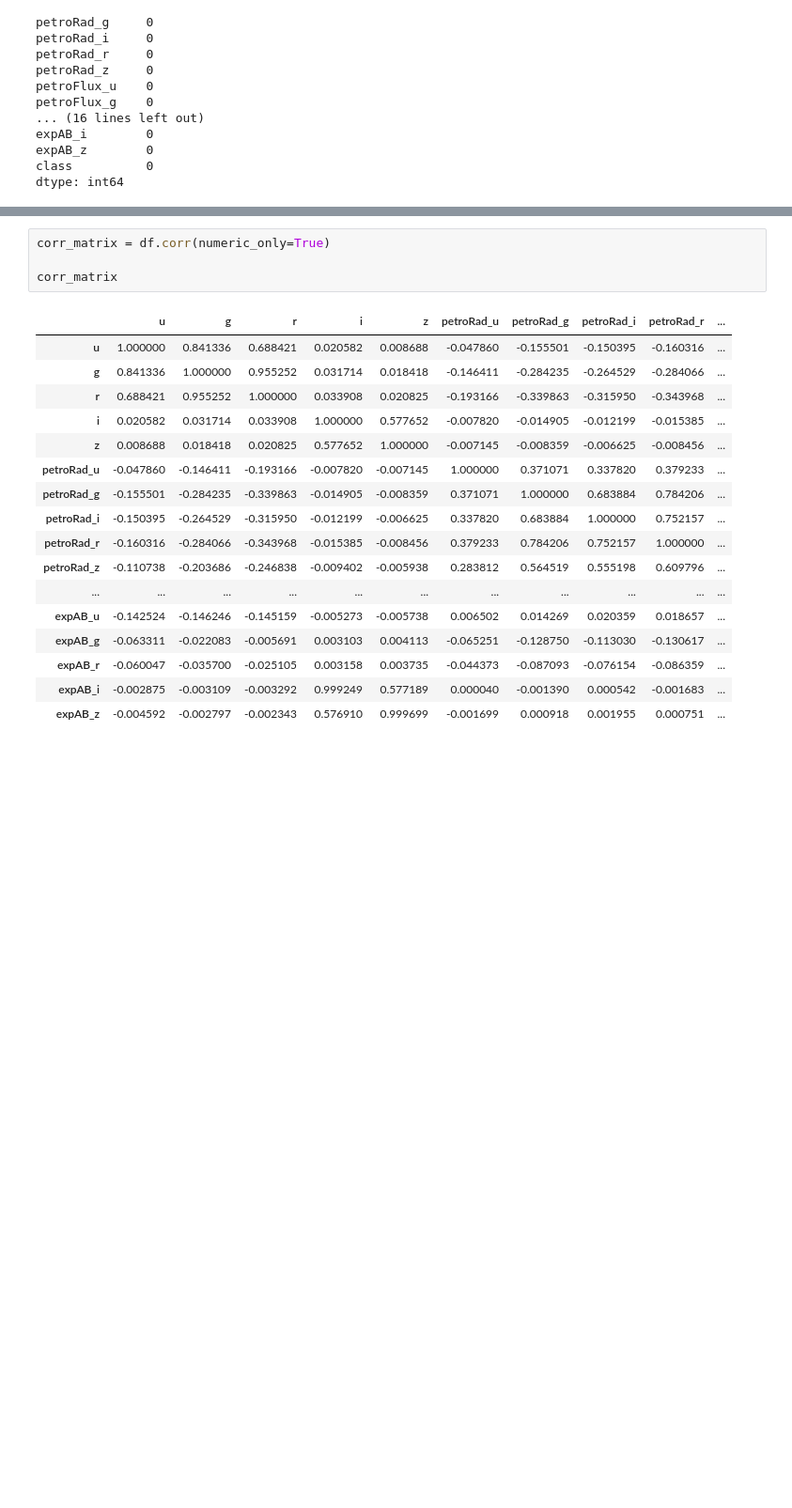
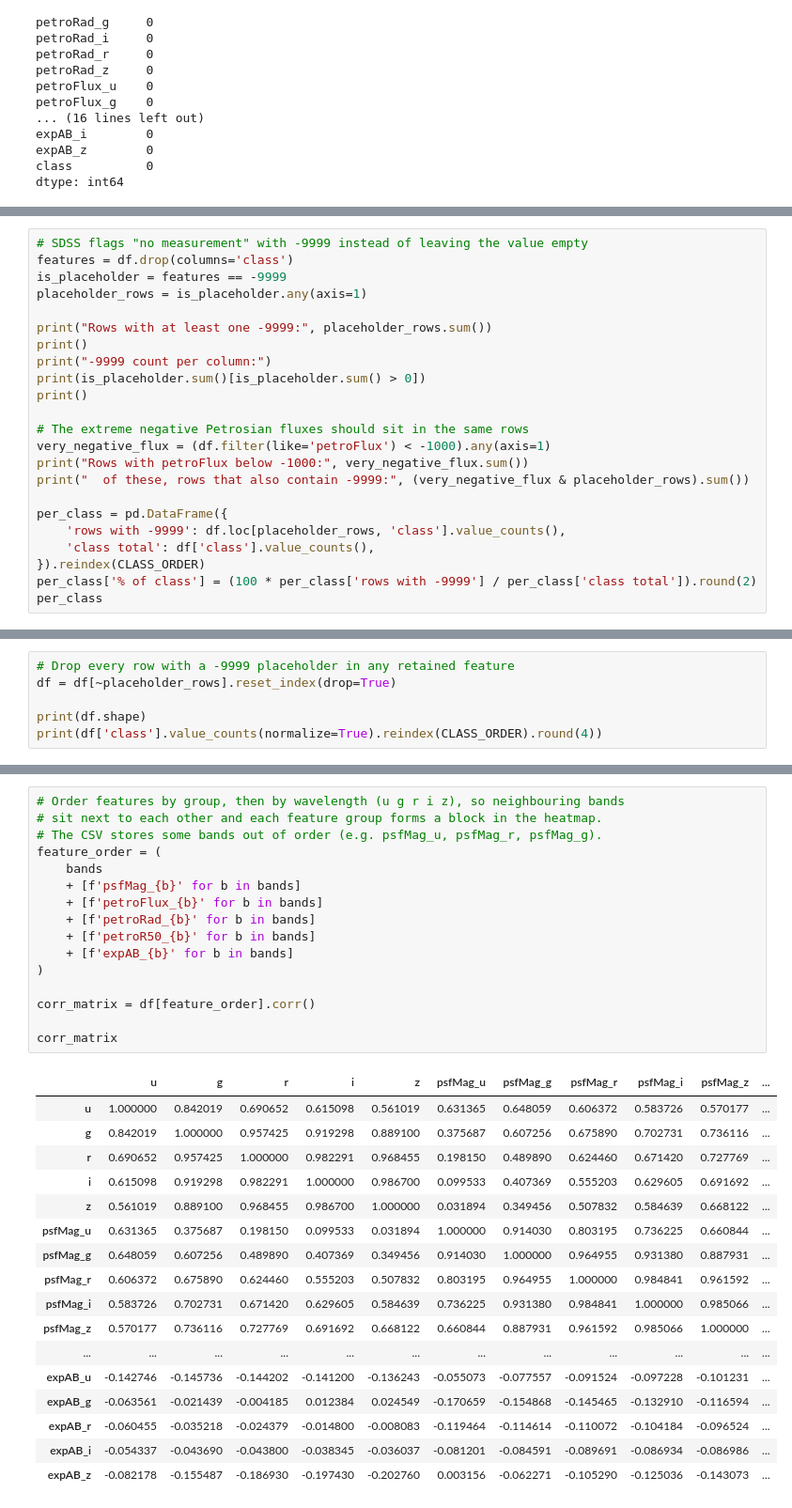
Before and after one commit to OmeedLodin/stellar-classification, a Jupyter notebook: notebooks/01_data_exploration.ipynb, the cells around one changed output, grey strips where cells are left out. Shown at 94% size. Saved outputs shown, nothing was run; the diff lists cells and outputs as text; blank space fills up the shorter version.

```diff
--- a/notebooks/01_data_exploration.ipynb
+++ b/notebooks/01_data_exploration.ipynb
@@ -135,0 +164,23 @@ The dataset contains no missing values across the selected features, therefore n
+# %%
+# SDSS flags "no measurement" with -9999 instead of leaving the value empty
+features = df.drop(columns='class')
+is_placeholder = features == -9999
+placeholder_rows = is_placeholder.any(axis=1)
+
+print("Rows with at least one -9999:", placeholder_rows.sum())
+print()
+print("-9999 count per column:")
+print(is_placeholder.sum()[is_placeholder.sum() > 0])
+print()
+
+# The extreme negative Petrosian fluxes should sit in the same rows
+very_negative_flux = (df.filter(like='petroFlux') < -1000).any(axis=1)
+print("Rows with petroFlux below -1000:", very_negative_flux.sum())
+print("  of these, rows that also contain -9999:", (very_negative_flux & placeholder_rows).sum())
+
+per_class = pd.DataFrame({
+    'rows with -9999': df.loc[placeholder_rows, 'class'].value_counts(),
+    'class total': df['class'].value_counts(),
+}).reindex(CLASS_ORDER)
+per_class['% of class'] = (100 * per_class['rows with -9999'] / per_class['class total']).round(2)
+per_class
@@ -135,0 +219,6 @@ The dataset contains no missing values across the selected features, therefore n
+# %%
+# Drop every row with a -9999 placeholder in any retained feature
+df = df[~placeholder_rows].reset_index(drop=True)
+
+print(df.shape)
+print(df['class'].value_counts(normalize=True).reindex(CLASS_ORDER).round(4))
@@ -171,24 +354,36 @@ Correlation analysis was performed to examine linear relationships between the r
 # %%
-corr_matrix = df.corr(numeric_only=True)
+# Order features by group, then by wavelength (u g r i z), so neighbouring bands
+# sit next to each other and each feature group forms a block in the heatmap.
+# The CSV stores some bands out of order (e.g. psfMag_u, psfMag_r, psfMag_g).
+feature_order = (
+    bands
+    + [f'psfMag_{b}' for b in bands]
+    + [f'petroFlux_{b}' for b in bands]
+    + [f'petroRad_{b}' for b in bands]
+    + [f'petroR50_{b}' for b in bands]
+    + [f'expAB_{b}' for b in bands]
+)
+
+corr_matrix = df[feature_order].corr()
 
 corr_matrix
 # %% [output]
-|  | u | g | r | i | z | petroRad_u | petroRad_g | petroRad_i | petroRad_r | ... |
-| u | 1.000000 | 0.841336 | 0.688421 | 0.020582 | 0.008688 | -0.047860 | -0.155501 | -0.150395 | -0.160316 | ... |
-| g | 0.841336 | 1.000000 | 0.955252 | 0.031714 | 0.018418 | -0.146411 | -0.284235 | -0.264529 | -0.284066 | ... |
-| r | 0.688421 | 0.955252 | 1.000000 | 0.033908 | 0.020825 | -0.193166 | -0.339863 | -0.315950 | -0.343968 | ... |
-| i | 0.020582 | 0.031714 | 0.033908 | 1.000000 | 0.577652 | -0.007820 | -0.014905 | -0.012199 | -0.015385 | ... |
-| z | 0.008688 | 0.018418 | 0.020825 | 0.577652 | 1.000000 | -0.007145 | -0.008359 | -0.006625 | -0.008456 | ... |
-| petroRad_u | -0.047860 | -0.146411 | -0.193166 | -0.007820 | -0.007145 | 1.000000 | 0.371071 | 0.337820 | 0.379233 | ... |
-| petroRad_g | -0.155501 | -0.284235 | -0.339863 | -0.014905 | -0.008359 | 0.371071 | 1.000000 | 0.683884 | 0.784206 | ... |
-| petroRad_i | -0.150395 | -0.264529 | -0.315950 | -0.012199 | -0.006625 | 0.337820 | 0.683884 | 1.000000 | 0.752157 | ... |
-| petroRad_r | -0.160316 | -0.284066 | -0.343968 | -0.015385 | -0.008456 | 0.379233 | 0.784206 | 0.752157 | 1.000000 | ... |
-| petroRad_z | -0.110738 | -0.203686 | -0.246838 | -0.009402 | -0.005938 | 0.283812 | 0.564519 | 0.555198 | 0.609796 | ... |
-| ... | ... | ... | ... | ... | ... | ... | ... | ... | ... | ... |
-| expAB_u | -0.142524 | -0.146246 | -0.145159 | -0.005273 | -0.005738 | 0.006502 | 0.014269 | 0.020359 | 0.018657 | ... |
-| expAB_g | -0.063311 | -0.022083 | -0.005691 | 0.003103 | 0.004113 | -0.065251 | -0.128750 | -0.113030 | -0.130617 | ... |
-| expAB_r | -0.060047 | -0.035700 | -0.025105 | 0.003158 | 0.003735 | -0.044373 | -0.087093 | -0.076154 | -0.086359 | ... |
-| expAB_i | -0.002875 | -0.003109 | -0.003292 | 0.999249 | 0.577189 | 0.000040 | -0.001390 | 0.000542 | -0.001683 | ... |
-| expAB_z | -0.004592 | -0.002797 | -0.002343 | 0.576910 | 0.999699 | -0.001699 | 0.000918 | 0.001955 | 0.000751 | ... |
+|  | u | g | r | i | z | psfMag_u | psfMag_g | psfMag_r | psfMag_i | psfMag_z | ... |
+| u | 1.000000 | 0.842019 | 0.690652 | 0.615098 | 0.561019 | 0.631365 | 0.648059 | 0.606372 | 0.583726 | 0.570177 | ... |
+| g | 0.842019 | 1.000000 | 0.957425 | 0.919298 | 0.889100 | 0.375687 | 0.607256 | 0.675890 | 0.702731 | 0.736116 | ... |
+| r | 0.690652 | 0.957425 | 1.000000 | 0.982291 | 0.968455 | 0.198150 | 0.489890 | 0.624460 | 0.671420 | 0.727769 | ... |
+| i | 0.615098 | 0.919298 | 0.982291 | 1.000000 | 0.986700 | 0.099533 | 0.407369 | 0.555203 | 0.629605 | 0.691692 | ... |
+| z | 0.561019 | 0.889100 | 0.968455 | 0.986700 | 1.000000 | 0.031894 | 0.349456 | 0.507832 | 0.584639 | 0.668122 | ... |
+| psfMag_u | 0.631365 | 0.375687 | 0.198150 | 0.099533 | 0.031894 | 1.000000 | 0.914030 | 0.803195 | 0.736225 | 0.660844 | ... |
+| psfMag_g | 0.648059 | 0.607256 | 0.489890 | 0.407369 | 0.349456 | 0.914030 | 1.000000 | 0.964955 | 0.931380 | 0.887931 | ... |
+| psfMag_r | 0.606372 | 0.675890 | 0.624460 | 0.555203 | 0.507832 | 0.803195 | 0.964955 | 1.000000 | 0.984841 | 0.961592 | ... |
+| psfMag_i | 0.583726 | 0.702731 | 0.671420 | 0.629605 | 0.584639 | 0.736225 | 0.931380 | 0.984841 | 1.000000 | 0.985066 | ... |
+| psfMag_z | 0.570177 | 0.736116 | 0.727769 | 0.691692 | 0.668122 | 0.660844 | 0.887931 | 0.961592 | 0.985066 | 1.000000 | ... |
+| ... | ... | ... | ... | ... | ... | ... | ... | ... | ... | ... | ... |
+| expAB_u | -0.142746 | -0.145736 | -0.144202 | -0.141200 | -0.136243 | -0.055073 | -0.077557 | -0.091524 | -0.097228 | -0.101231 | ... |
+| expAB_g | -0.063561 | -0.021439 | -0.004185 | 0.012384 | 0.024549 | -0.170659 | -0.154868 | -0.145465 | -0.132910 | -0.116594 | ... |
+| expAB_r | -0.060455 | -0.035218 | -0.024379 | -0.014800 | -0.008083 | -0.119464 | -0.114614 | -0.110072 | -0.104184 | -0.096524 | ... |
+| expAB_i | -0.054337 | -0.043690 | -0.043800 | -0.038345 | -0.036037 | -0.081201 | -0.084591 | -0.089691 | -0.086934 | -0.086986 | ... |
+| expAB_z | -0.082178 | -0.155487 | -0.186930 | -0.197430 | -0.202760 | 0.003156 | -0.062271 | -0.105290 | -0.125036 | -0.143073 | ... |
 30 rows × 30 columns
 # %% [markdown]
```
Also changed, not shown: parts of 61 cells of this notebook, 11 other files.
